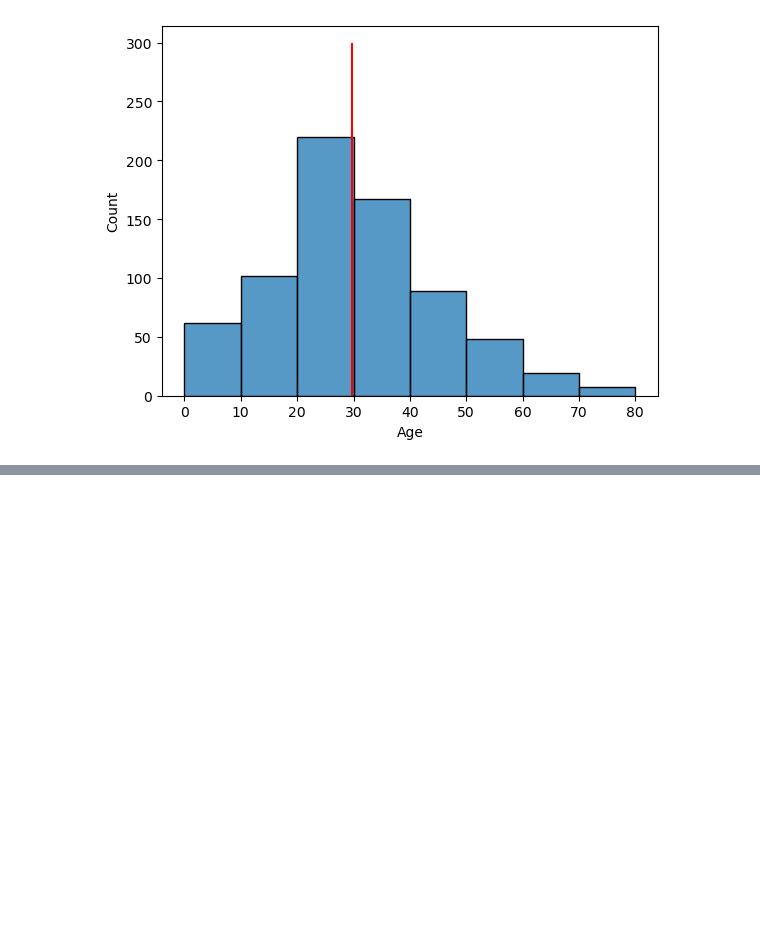
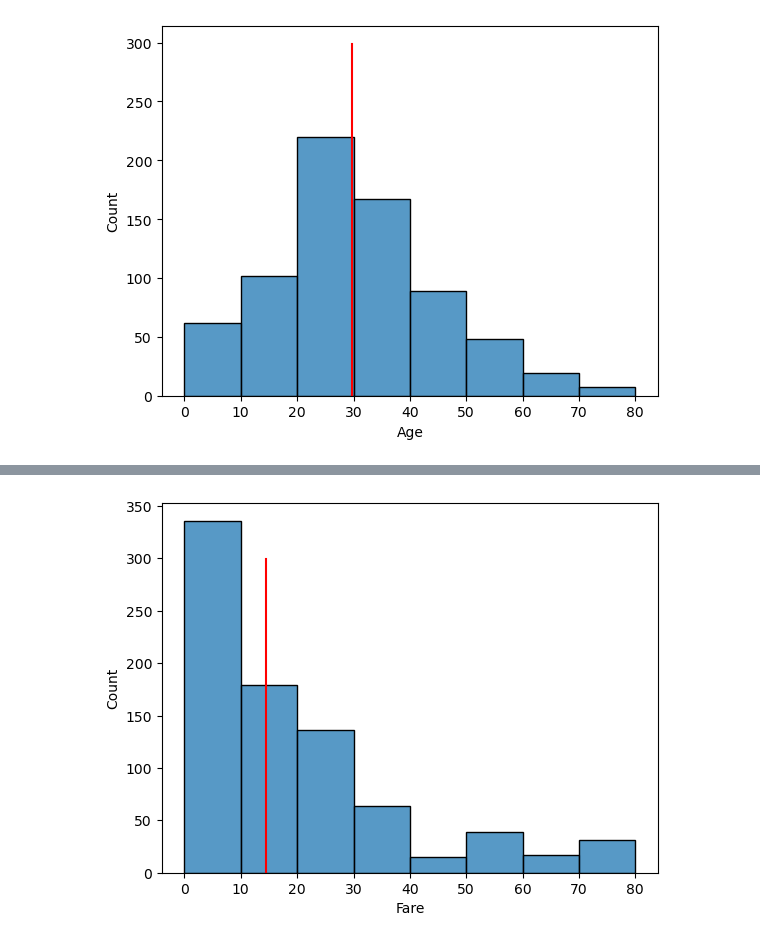
Before and after one commit to 07fahim/Python, a Jupyter notebook: Python/Statistics/MCT.ipynb, the cells around one changed output, grey strips where cells are left out. Drawn from its saved outputs; the diff is of its cells as text; code cells hidden in the pictures; blank space fills up the shorter version.

Commit message:
median

```diff
--- a/Python/Statistics/MCT.ipynb
+++ b/Python/Statistics/MCT.ipynb
@@ -30,0 +47,8 @@ plt.show()
+# %%
+md=np.median(dataset['Fare'])
+# %%
+sns.histplot(x="Fare",data=dataset,bins=[i for i in range(0,81,10)])
+plt.plot([md for i in range(0,300)],[i for i in range(0,300)],c='red')
+plt.show()
+# %% [output]
+[figure, added]
```
Also changed, not shown: parts of 1 cell of this notebook.
